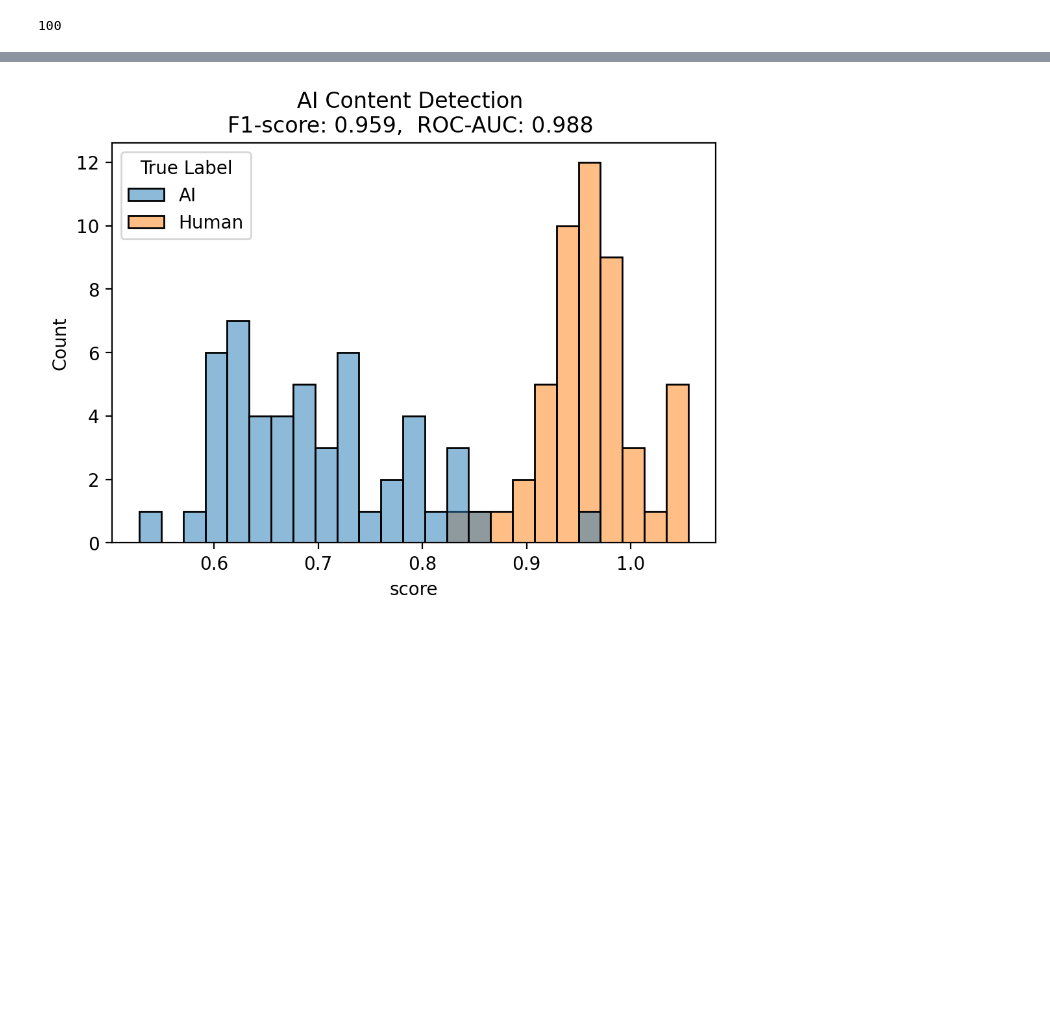
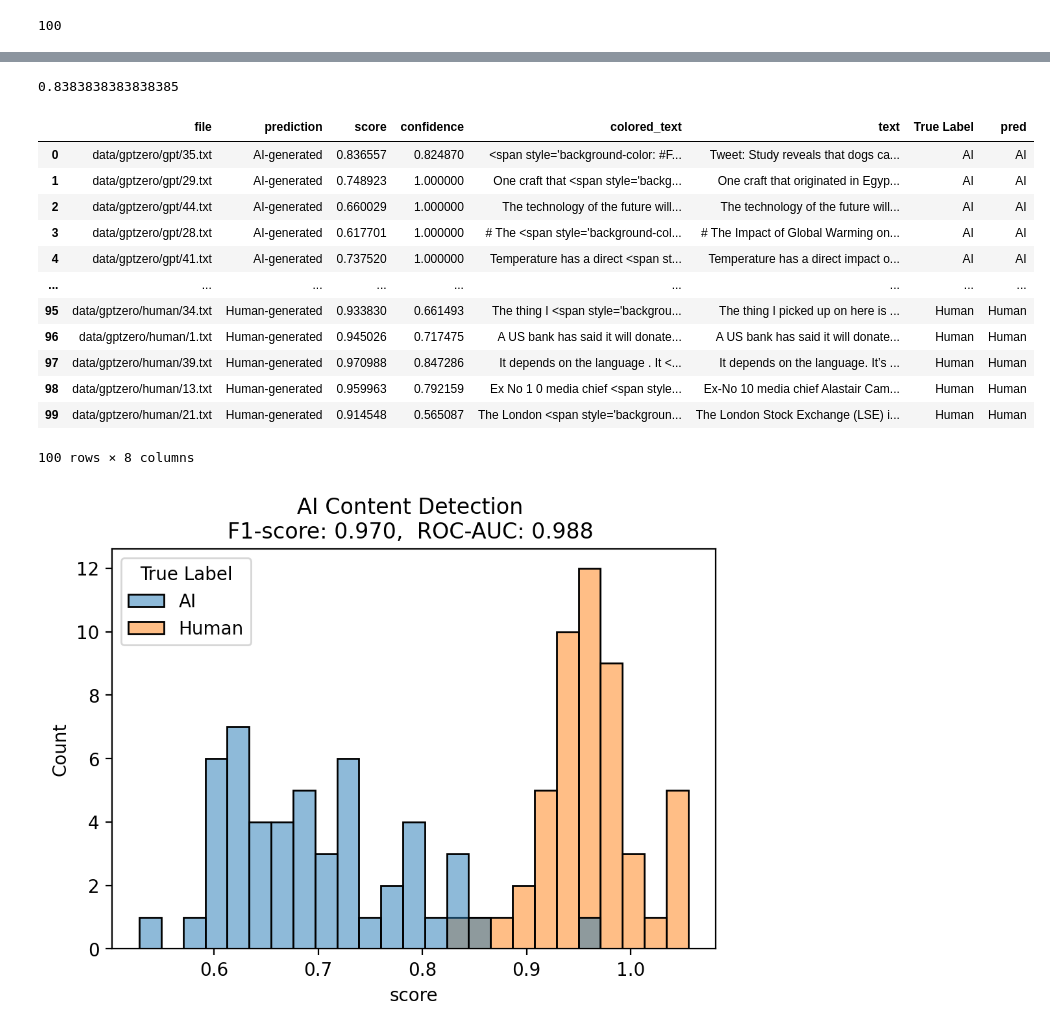
Before and after one commit to wangjing0/ai_detector, a Jupyter notebook: detector.ipynb, the cells around one changed output, grey strips where cells are left out. Cells and saved outputs as stored; diff of their text form; code cells hidden in the pictures; blank space fills up the shorter version.

```diff
--- a/detector.ipynb
+++ b/detector.ipynb
@@ -222,5 +215,30 @@ df
 | 99 | data/gptzero/human/21.txt | Human-generated | 0.914548 | 0.565087 | The London <span style='backgroun... | The London Stock Exchange (LSE) i... | Human | Human |
 100 rows × 8 columns
+# %%
+labels = [l=='Human' for l in df['True Label']]
+scores = df['score'].tolist()
+
+detector.get_optimal_threshold(labels, scores, mode='accuracy')
+print(detector.threshold)
+# %% [output]
+0.8383838383838385
+# %%
+df['pred'] = df.apply(lambda x: 'AI' if x['score'] < detector.threshold else 'Human', axis=1)
+df
+# %% [output]
+|  | file | prediction | score | confidence | colored_text | text | True Label | pred |
+| 0 | data/gptzero/gpt/35.txt | AI-generated | 0.836557 | 0.824870 | <span style='background-color: #F... | Tweet: Study reveals that dogs ca... | AI | AI |
+| 1 | data/gptzero/gpt/29.txt | AI-generated | 0.748923 | 1.000000 | One craft that <span style='backg... | One craft that originated in Egyp... | AI | AI |
+| 2 | data/gptzero/gpt/44.txt | AI-generated | 0.660029 | 1.000000 | The technology of the future will... | The technology of the future will... | AI | AI |
+| 3 | data/gptzero/gpt/28.txt | AI-generated | 0.617701 | 1.000000 | # The <span style='background-col... | # The Impact of Global Warming on... | AI | AI |
+| 4 | data/gptzero/gpt/41.txt | AI-generated | 0.737520 | 1.000000 | Temperature has a direct <span st... | Temperature has a direct impact o... | AI | AI |
+| ... | ... | ... | ... | ... | ... | ... | ... | ... |
+| 95 | data/gptzero/human/34.txt | Human-generated | 0.933830 | 0.661493 | The thing I <span style='backgrou... | The thing I picked up on here is ... | Human | Human |
+| 96 | data/gptzero/human/1.txt | Human-generated | 0.945026 | 0.717475 | A US bank has said it will donate... | A US bank has said it will donate... | Human | Human |
+| 97 | data/gptzero/human/39.txt | Human-generated | 0.970988 | 0.847286 | It depends on the language . It <... | It depends on the language. It’s ... | Human | Human |
+| 98 | data/gptzero/human/13.txt | Human-generated | 0.959963 | 0.792159 | Ex No 1 0 media chief <span style... | Ex-No 10 media chief Alastair Cam... | Human | Human |
+| 99 | data/gptzero/human/21.txt | Human-generated | 0.914548 | 0.565087 | The London <span style='backgroun... | The London Stock Exchange (LSE) i... | Human | Human |
+100 rows × 8 columns
 # %%
 from sklearn.metrics import roc_auc_score, f1_score
 from matplotlib import pyplot as plt
```
Also changed, not shown: parts of 9 cells of this notebook, 3 other files.
